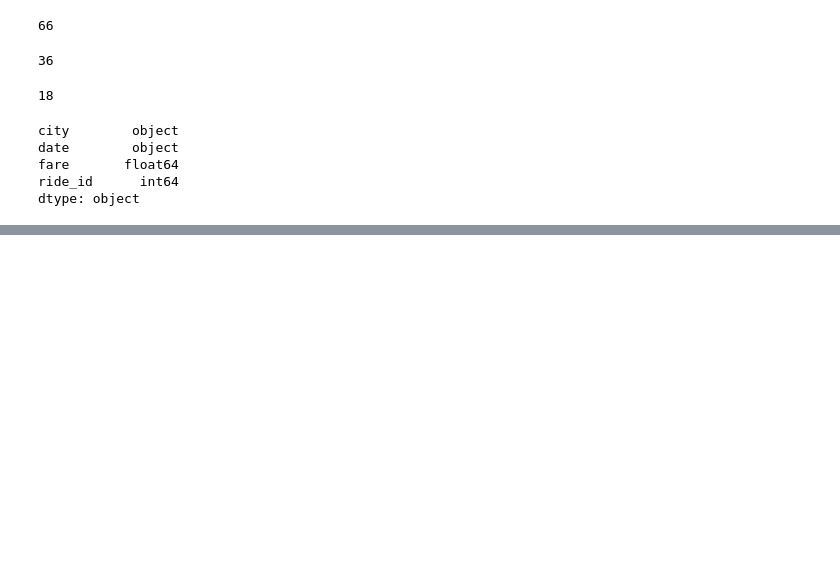
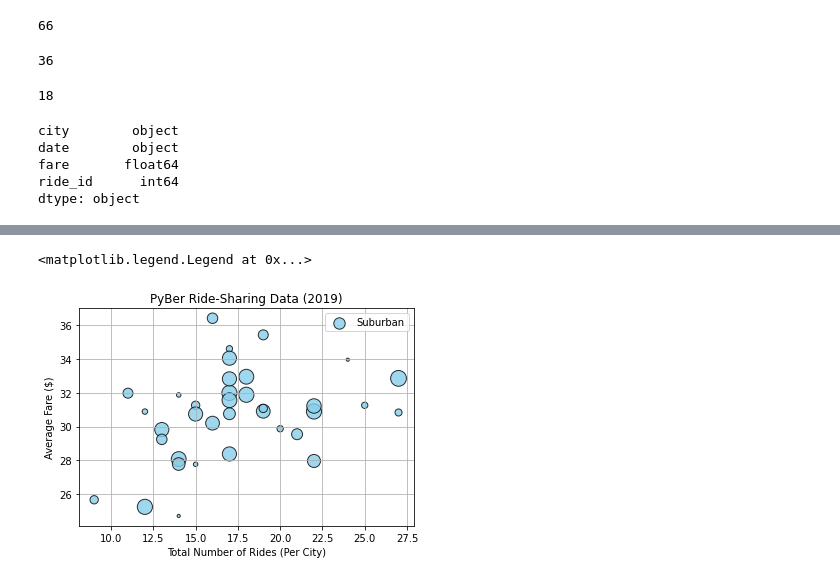
Before and after one commit to Fabalin/PyBer_Analysis, a Jupyter notebook: PyBer.ipynb, the cells around one changed output, grey strips where cells are left out. Drawn from its saved outputs; the diff is of its cells as text; code cells hidden in the pictures; blank space fills up the shorter version.

```diff
--- a/PyBer.ipynb
+++ b/PyBer.ipynb
@@ -70,0 +109,5 @@ pyber_data_df.head()
+# %%
+# Create the suburban and rural ride count.
+suburban_ride_count = suburban_cities_df.groupby(["city"]).count()["ride_id"]
+
+rural_ride_count = rural_cities_df.groupby(["city"]).count()["ride_id"]
@@ -70,0 +126,4 @@ pyber_data_df.head()
+# %%
+# Get average fare for each city in the suburban and rural cities.
+suburban_avg_fare = suburban_cities_df.groupby(["city"]).mean()["fare"]
+rural_avg_fare = rural_cities_df.groupby(["city"]).mean()["fare"]
@@ -70,0 +162,16 @@ pyber_data_df.head()
+# %%
+# Build the scatter plots for suburban cities.
+plt.scatter(suburban_ride_count,
+      suburban_avg_fare,
+      s=10*suburban_driver_count, c="skyblue",
+      edgecolor="black", linewidths=1,
+      alpha=0.8, label="Suburban")
+plt.title("PyBer Ride-Sharing Data (2019)")
+plt.ylabel("Average Fare ($)")
+plt.xlabel("Total Number of Rides (Per City)")
+plt.grid(True)
+# Add the legend.
+plt.legend()
+# %% [output]
+<matplotlib.legend.Legend at 0x...>
+[figure, added]
```
Also changed, not shown: parts of 10 cells of this notebook, 1 other file.
